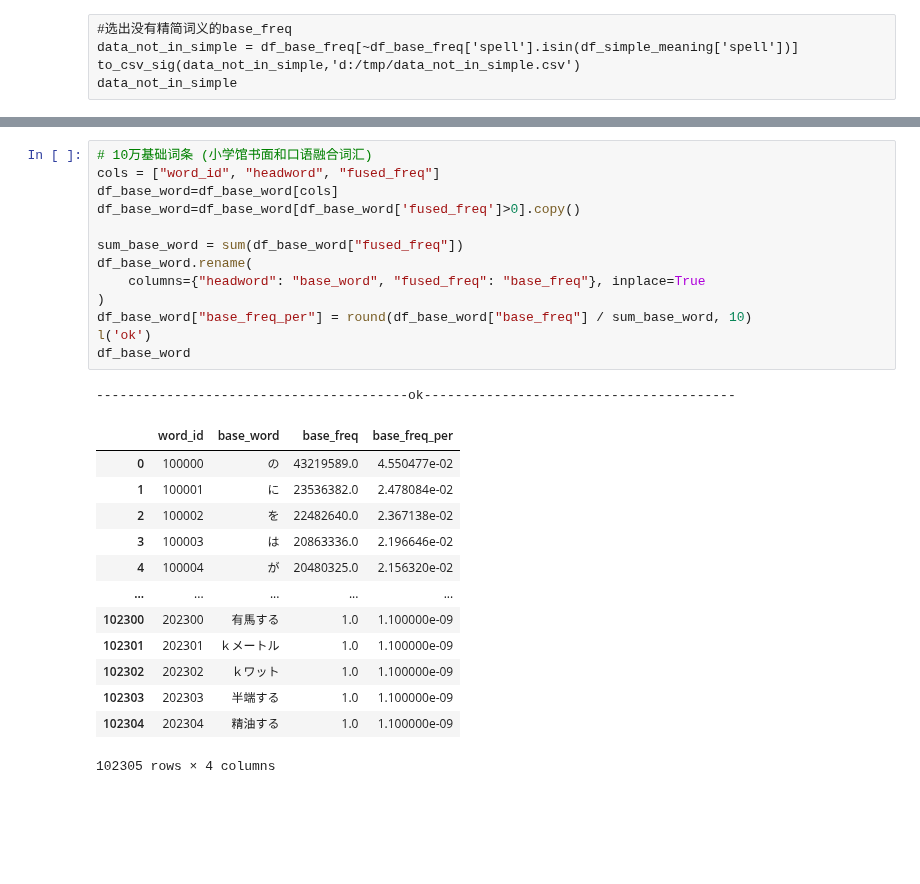
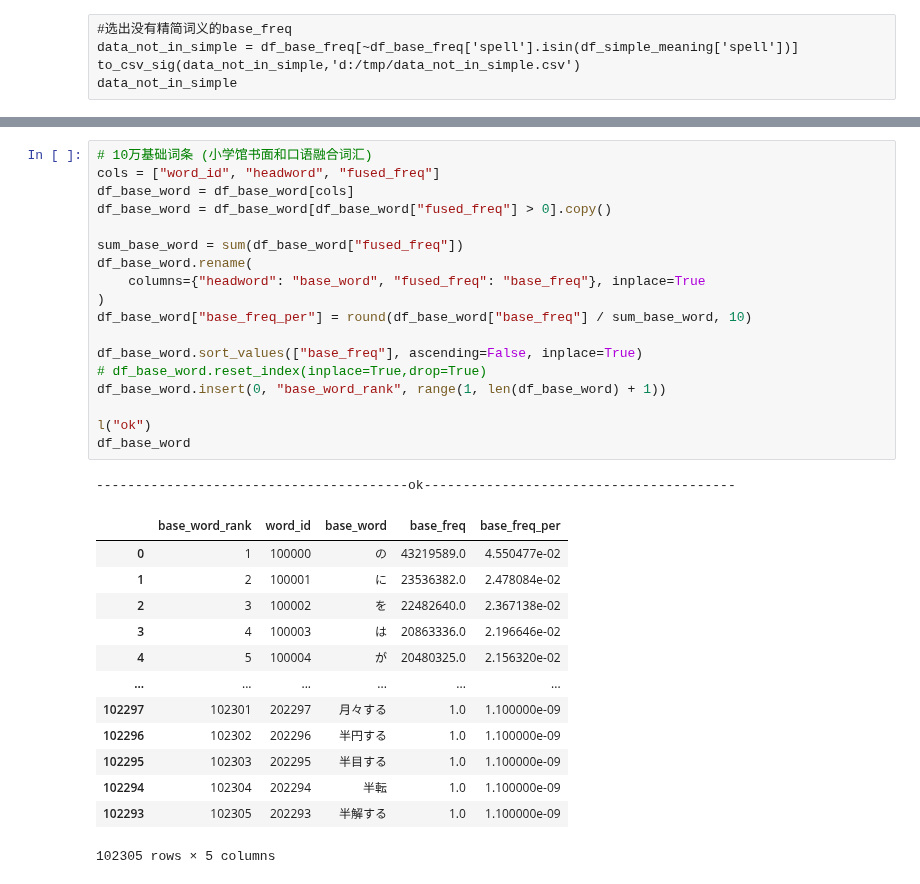
Before and after one commit to hopensic/python-notebooks, a Jupyter notebook: 05.base/jap_base.ipynb, the cells around one changed output, grey strips where cells are left out. Saved outputs shown, nothing was run; the diff lists cells and outputs as text; blank space fills up the shorter version.

```diff
--- a/05.base/jap_base.ipynb
+++ b/05.base/jap_base.ipynb
@@ -172,31 +221,36 @@ df_long_word_summed
 # %%
 # 10万基础词条 (小学馆书面和口语融合词汇)
 cols = ["word_id", "headword", "fused_freq"]
-df_base_word=df_base_word[cols]
-df_base_word=df_base_word[df_base_word['fused_freq']>0].copy()
+df_base_word = df_base_word[cols]
+df_base_word = df_base_word[df_base_word["fused_freq"] > 0].copy()
 
 sum_base_word = sum(df_base_word["fused_freq"])
 df_base_word.rename(
     columns={"headword": "base_word", "fused_freq": "base_freq"}, inplace=True
 )
 df_base_word["base_freq_per"] = round(df_base_word["base_freq"] / sum_base_word, 10)
-l('ok')
+
+df_base_word.sort_values(["base_freq"], ascending=False, inplace=True)
+# df_base_word.reset_index(inplace=True,drop=True)
+df_base_word.insert(0, "base_word_rank", range(1, len(df_base_word) + 1))
+
+l("ok")
 df_base_word
 # %% [output]
 ----------------------------------------ok----------------------------------------
-|  | word_id | base_word | base_freq | base_freq_per |
-| 0 | 100000 | の | 43219589.0 | 4.550477e-02 |
-| 1 | 100001 | に | 23536382.0 | 2.478084e-02 |
-| 2 | 100002 | を | 22482640.0 | 2.367138e-02 |
-| 3 | 100003 | は | 20863336.0 | 2.196646e-02 |
-| 4 | 100004 | が | 20480325.0 | 2.156320e-02 |
-| ... | ... | ... | ... | ... |
-| 102300 | 202300 | 有馬する | 1.0 | 1.100000e-09 |
-| 102301 | 202301 | ｋメートル | 1.0 | 1.100000e-09 |
-| 102302 | 202302 | ｋワット | 1.0 | 1.100000e-09 |
-| 102303 | 202303 | 半端する | 1.0 | 1.100000e-09 |
-| 102304 | 202304 | 精油する | 1.0 | 1.100000e-09 |
+|  | base_word_rank | word_id | base_word | base_freq | base_freq_per |
+| 0 | 1 | 100000 | の | 43219589.0 | 4.550477e-02 |
+| 1 | 2 | 100001 | に | 23536382.0 | 2.478084e-02 |
+| 2 | 3 | 100002 | を | 22482640.0 | 2.367138e-02 |
+| 3 | 4 | 100003 | は | 20863336.0 | 2.196646e-02 |
+| 4 | 5 | 100004 | が | 20480325.0 | 2.156320e-02 |
+| ... | ... | ... | ... | ... | ... |
+| 102297 | 102301 | 202297 | 月々する | 1.0 | 1.100000e-09 |
+| 102296 | 102302 | 202296 | 半円する | 1.0 | 1.100000e-09 |
+| 102295 | 102303 | 202295 | 半目する | 1.0 | 1.100000e-09 |
+| 102294 | 102304 | 202294 | 半転 | 1.0 | 1.100000e-09 |
+| 102293 | 102305 | 202293 | 半解する | 1.0 | 1.100000e-09 |
-102305 rows × 4 columns
+102305 rows × 5 columns
 # %%
 # 5000篇高考阅读文章词汇
 df_5000_word.rename(columns={"spell": "5000_spell", "count": "5000_freq"}, inplace=True)
```
Also changed, not shown: parts of 9 cells of this notebook, 1 other file.
